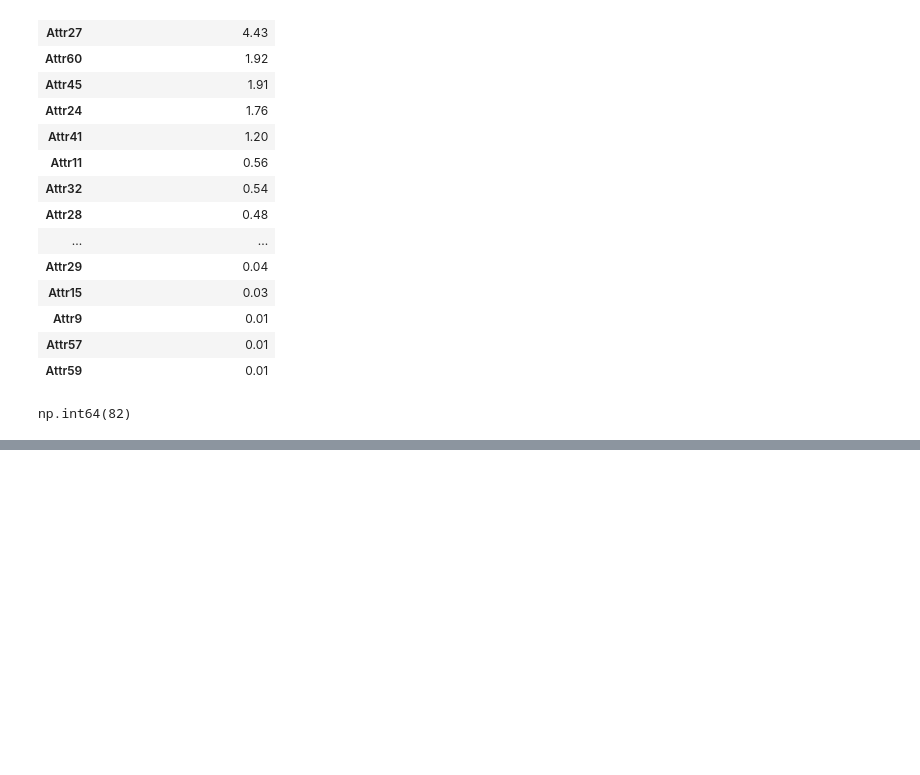
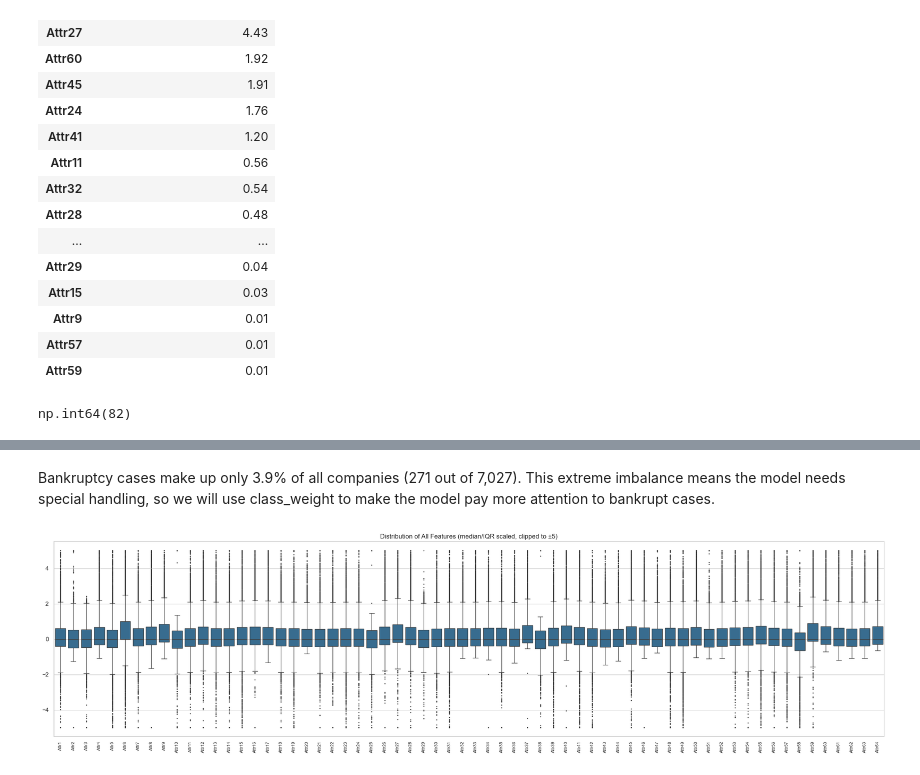
Before and after one commit to EegunjobiF/-financial-distress-early-warning, a Jupyter notebook: Early_Warning_Financial_Distress_Model.ipynb, the cells around one changed output, grey strips where cells are left out. Cells and saved outputs as stored; diff of their text form; code cells hidden in the pictures; blank space fills up the shorter version.

```diff
--- a/Early_Warning_Financial_Distress_Model.ipynb
+++ b/Early_Warning_Financial_Distress_Model.ipynb
@@ -160,0 +193,17 @@ pd.DataFrame({'Status': ['Not Bankrupt', 'Bankrupt'],
+# %% [markdown]
+Bankruptcy cases make up only 3.9% of all companies (271 out of 7,027). This extreme imbalance means the model needs special handling, so we will use class_weight to make the model pay more attention to bankrupt cases.
+# %%
+#How are the financial ratios distributed?
+
+features = [f'Attr{i}' for i in range(1, 65)]
+scaled = (df[features] - df[features].median()) / (df[features].quantile(0.75) - df[features].quantile(0.25))
+scaled = scaled.clip(-5, 5)
+
+plt.figure(figsize=(22, 6))
+sns.boxplot(data=scaled, color='#2a6f9d', fliersize=1)
+plt.xticks(rotation=90, fontsize=8)
+plt.title('Distribution of All Features (median/IQR scaled, clipped to ±5)')
+plt.tight_layout()
+plt.show()
+# %% [output]
+[figure, added]
```
Also changed, not shown: parts of 14 cells of this notebook, 7 other files.
